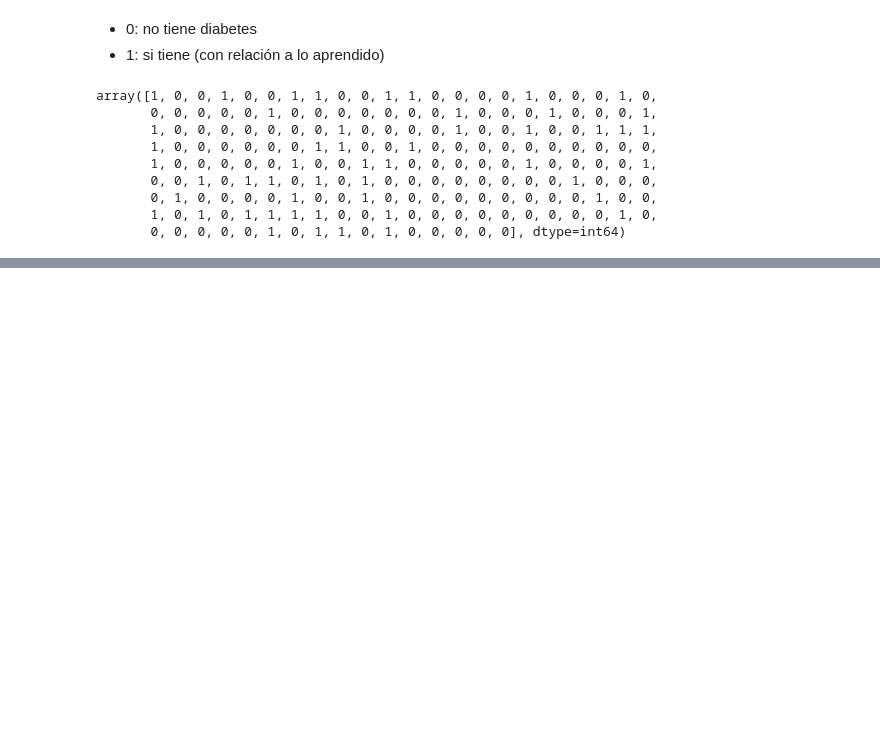
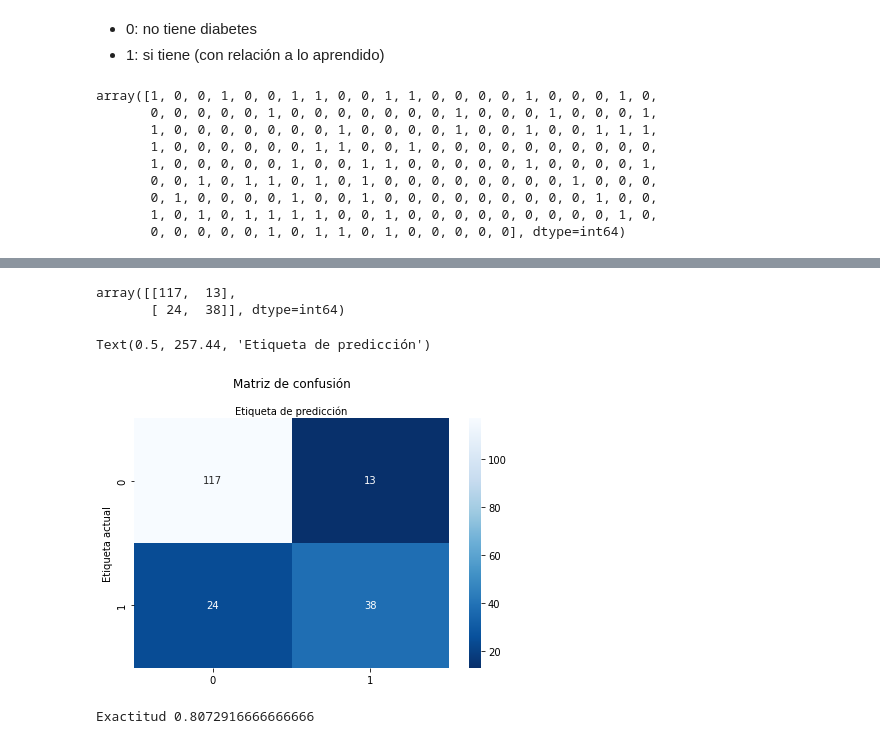
Before and after one commit to sumitkumarjethani/Fundamentos-Practicos-de-Machine-Learning, a Jupyter notebook: Jupyter Notebooks/Aprendizaje Supervisado_Regresion logistica.ipynb, the cells around one changed output, grey strips where cells are left out. Cells and saved outputs as stored; diff of their text form; code cells hidden in the pictures; blank space fills up the shorter version.

```diff
--- a/Jupyter Notebooks/Aprendizaje Supervisado_Regresion logistica.ipynb
+++ b/Jupyter Notebooks/Aprendizaje Supervisado_Regresion logistica.ipynb
@@ -77,0 +113,27 @@ array([1, 0, 0, 1, 0, 0, 1, 1, 0, 0, 1, 1, 0, 0, 0, 0, 1, 0, 0, 0, 1, 0,
+# %%
+cnf_matrix = metrics.confusion_matrix(y_test, y_pred)
+cnf_matrix
+# %% [output]
+array([[117,  13],
+       [ 24,  38]], dtype=int64)
+# %%
+import numpy as np
+class_names = [0, 1]
+fig, ax = plt.subplots()
+tick_marks = np.arange(len(class_names))
+plt.xticks(tick_marks, class_names)
+plt.yticks(tick_marks, class_names)
+
+sns.heatmap(pd.DataFrame(cnf_matrix), annot=True, cmap='Blues_r', fmt='g')
+ax.xaxis.set_label_position('top')
+plt.tight_layout()
+plt.title('Matriz de confusión', y=1.1)
+plt.ylabel('Etiqueta actual')
+plt.xlabel('Etiqueta de predicción')
+# %% [output]
+Text(0.5, 257.44, 'Etiqueta de predicción')
+[figure, added]
+# %%
+print("Exactitud", metrics.accuracy_score(y_test, y_pred))
+# %% [output]
+Exactitud 0.8072916666666666
```
Also changed, not shown: parts of 1 cell of this notebook.
